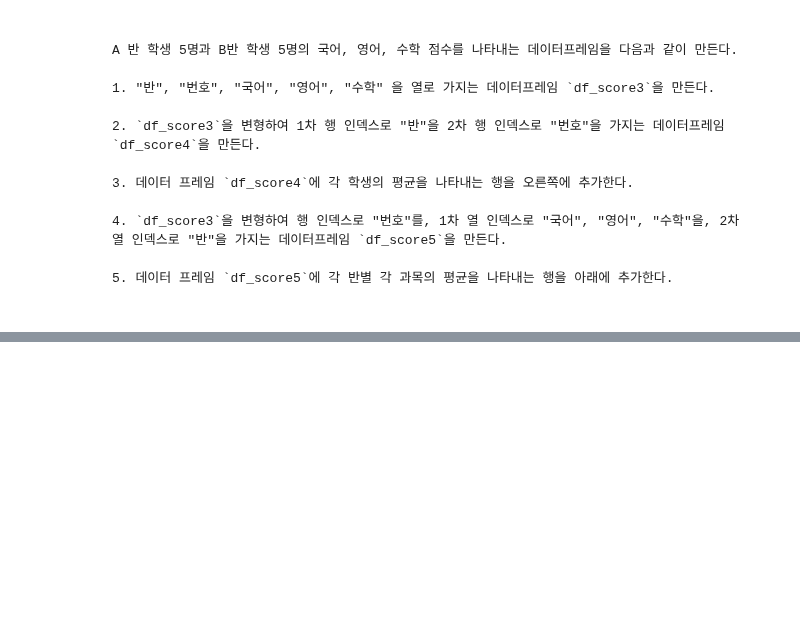
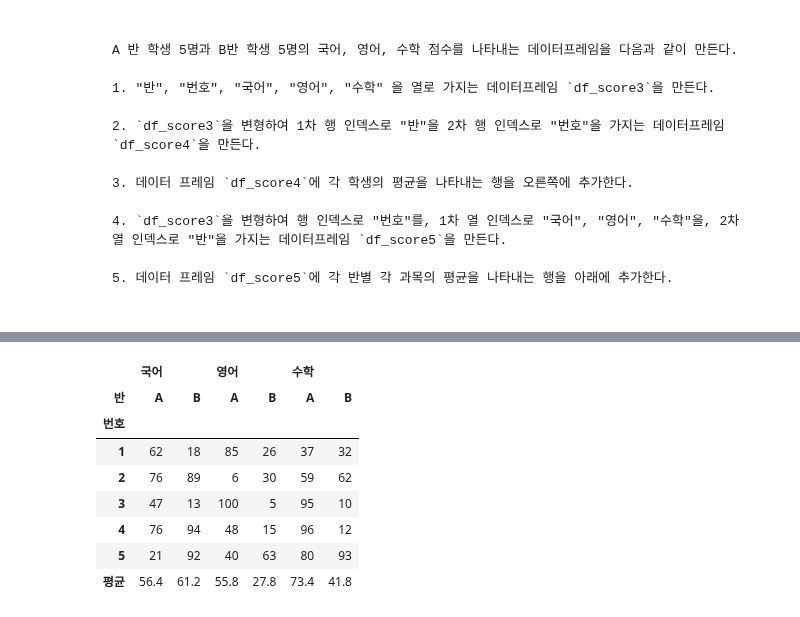
Before and after one commit to DahyeonS/Java_Python_Lecture, a Jupyter notebook: 20231228/pandas05.ipynb, the cells around one changed output, grey strips where cells are left out. Saved outputs shown, nothing was run; the diff lists cells and outputs as text; code cells hidden in the pictures; blank space fills up the shorter version.

```diff
--- a/20231228/pandas05.ipynb
+++ b/20231228/pandas05.ipynb
@@ -494,0 +557,4 @@ A 반 학생 5명과 B반 학생 5명의 국어, 영어, 수학 점수를 나타
+# %%
+# 4
+df_score5 = df_score3.set_index(['번호', '반']).unstack(level=1)
+df_score5
@@ -494,0 +570,14 @@ A 반 학생 5명과 B반 학생 5명의 국어, 영어, 수학 점수를 나타
+# %%
+# 5
+df_score5.loc['평균'] = df_score5.astype(int).mean()
+df_score5
+# %% [output]
+|  | 국어 |  | 영어 |  | 수학 |  |
+| 반 | A | B | A | B | A | B |
+| 번호 |  |  |  |  |  |  |
+| 1 | 62 | 18 | 85 | 26 | 37 | 32 |
+| 2 | 76 | 89 | 6 | 30 | 59 | 62 |
+| 3 | 47 | 13 | 100 | 5 | 95 | 10 |
+| 4 | 76 | 94 | 48 | 15 | 96 | 12 |
+| 5 | 21 | 92 | 40 | 63 | 80 | 93 |
+| 평균 | 56.4 | 61.2 | 55.8 | 27.8 | 73.4 | 41.8 |
```
Also changed, not shown: parts of 5 cells of this notebook.
